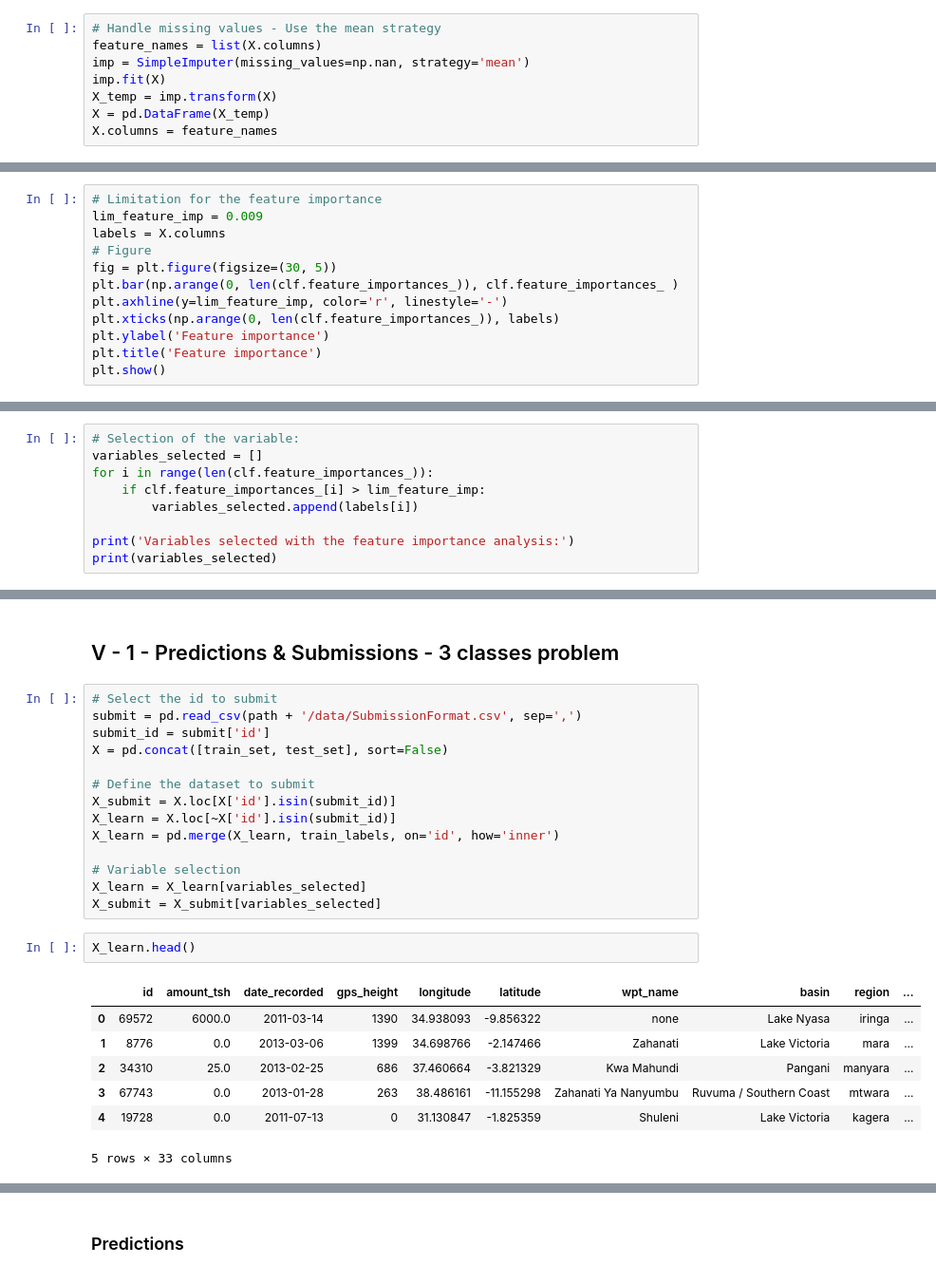
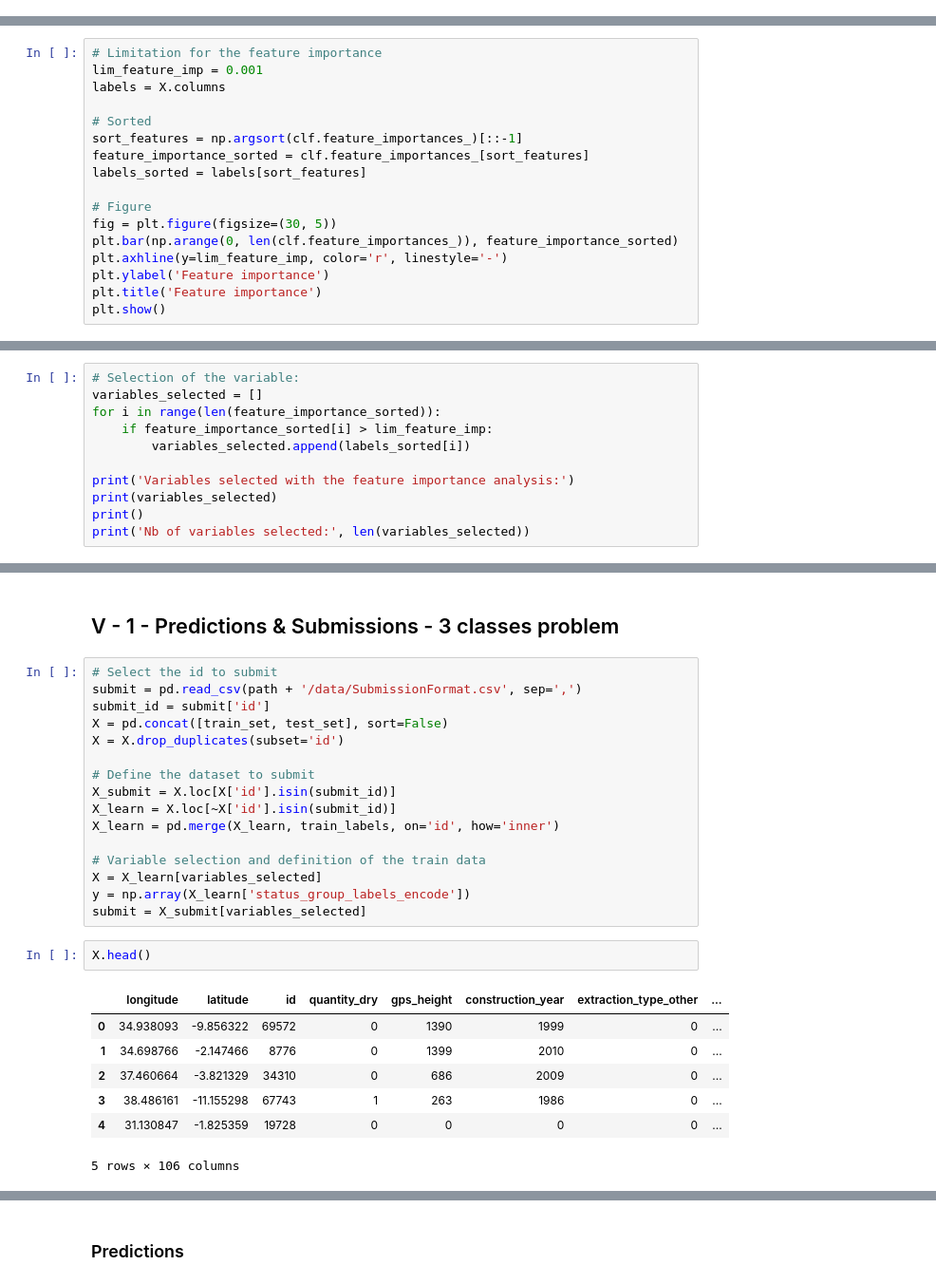
Before and after one commit to ldom1/Pump-it-Up-Data-Mining-the-Water-Table, a Jupyter notebook: Projet_ML.ipynb, the cells around one changed output, grey strips where cells are left out. Shown: that part at 95% size. Cells and saved outputs as stored; diff of their text form.

```diff
--- a/Projet_ML.ipynb
+++ b/Projet_ML.ipynb
@@ -261,11 +419,3 @@ Shape of X: (59400, 42)
-# %%
-# Handle missing values - Use the mean strategy
-feature_names = list(X.columns)
-imp = SimpleImputer(missing_values=np.nan, strategy='mean')
-imp.fit(X)
-X_temp = imp.transform(X)
-X = pd.DataFrame(X_temp)
-X.columns = feature_names
 # %%
 clf = ExtraTreesClassifier(n_estimators=50)
 clf = clf.fit(np.array(X), np.array(y))
@@ -283,12 +442,17 @@ Feature importance coefficient:
 # %%
 # Limitation for the feature importance
-lim_feature_imp = 0.009
+lim_feature_imp = 0.001
 labels = X.columns
+
+# Sorted
+sort_features = np.argsort(clf.feature_importances_)[::-1]
+feature_importance_sorted = clf.feature_importances_[sort_features]
+labels_sorted = labels[sort_features]
+
 # Figure
 fig = plt.figure(figsize=(30, 5))
-plt.bar(np.arange(0, len(clf.feature_importances_)), clf.feature_importances_ )
+plt.bar(np.arange(0, len(clf.feature_importances_)), feature_importance_sorted)
 plt.axhline(y=lim_feature_imp, color='r', linestyle='-')
-plt.xticks(np.arange(0, len(clf.feature_importances_)), labels)
 plt.ylabel('Feature importance')
 plt.title('Feature importance')
 plt.show()
@@ -297,11 +480,13 @@ plt.show()
 # %%
 # Selection of the variable:
 variables_selected = []
-for i in range(len(clf.feature_importances_)):
-    if clf.feature_importances_[i] > lim_feature_imp:
-        variables_selected.append(labels[i])
+for i in range(len(feature_importance_sorted)):
+    if feature_importance_sorted[i] > lim_feature_imp:
+        variables_selected.append(labels_sorted[i])
 
 print('Variables selected with the feature importance analysis:')
 print(variables_selected)
+print()
+print('Nb of variables selected:', len(variables_selected))
 # %% [output]
 Variables selected with the feature importance analysis:
@@ -313,22 +499,24 @@ Variables selected with the feature importance analysis:
 submit = pd.read_csv(path + '/data/SubmissionFormat.csv', sep=',')
 submit_id = submit['id']
 X = pd.concat([train_set, test_set], sort=False)
+X = X.drop_duplicates(subset='id')
 
 # Define the dataset to submit
 X_submit = X.loc[X['id'].isin(submit_id)]
 X_learn = X.loc[~X['id'].isin(submit_id)]
 X_learn = pd.merge(X_learn, train_labels, on='id', how='inner')
 
-# Variable selection
-X_learn = X_learn[variables_selected]
-X_submit = X_submit[variables_selected]
+# Variable selection and definition of the train data
+X = X_learn[variables_selected]
+y = np.array(X_learn['status_group_labels_encode'])
+submit = X_submit[variables_selected]
 # %%
-X_learn.head()
+X.head()
 # %% [output]
-|  | id | amount_tsh | date_recorded | gps_height | longitude | latitude | wpt_name | basin | region | ... |
-| 0 | 69572 | 6000.0 | 2011-03-14 | 1390 | 34.938093 | -9.856322 | none | Lake Nyasa | iringa | ... |
-| 1 | 8776 | 0.0 | 2013-03-06 | 1399 | 34.698766 | -2.147466 | Zahanati | Lake Victoria | mara | ... |
-| 2 | 34310 | 25.0 | 2013-02-25 | 686 | 37.460664 | -3.821329 | Kwa Mahundi | Pangani | manyara | ... |
-| 3 | 67743 | 0.0 | 2013-01-28 | 263 | 38.486161 | -11.155298 | Zahanati Ya Nanyumbu | Ruvuma / Southern Coast | mtwara | ... |
-| 4 | 19728 | 0.0 | 2011-07-13 | 0 | 31.130847 | -1.825359 | Shuleni | Lake Victoria | kagera | ... |
+|  | longitude | latitude | id | quantity_dry | gps_height | construction_year | extraction_type_other | ... |
+| 0 | 34.938093 | -9.856322 | 69572 | 0 | 1390 | 1999 | 0 | ... |
+| 1 | 34.698766 | -2.147466 | 8776 | 0 | 1399 | 2010 | 0 | ... |
+| 2 | 37.460664 | -3.821329 | 34310 | 0 | 686 | 2009 | 0 | ... |
+| 3 | 38.486161 | -11.155298 | 67743 | 1 | 263 | 1986 | 0 | ... |
+| 4 | 31.130847 | -1.825359 | 19728 | 0 | 0 | 0 | 0 | ... |
-5 rows × 33 columns
+5 rows × 106 columns
```
Also changed, not shown: parts of 56 cells of this notebook, 5 other files.
